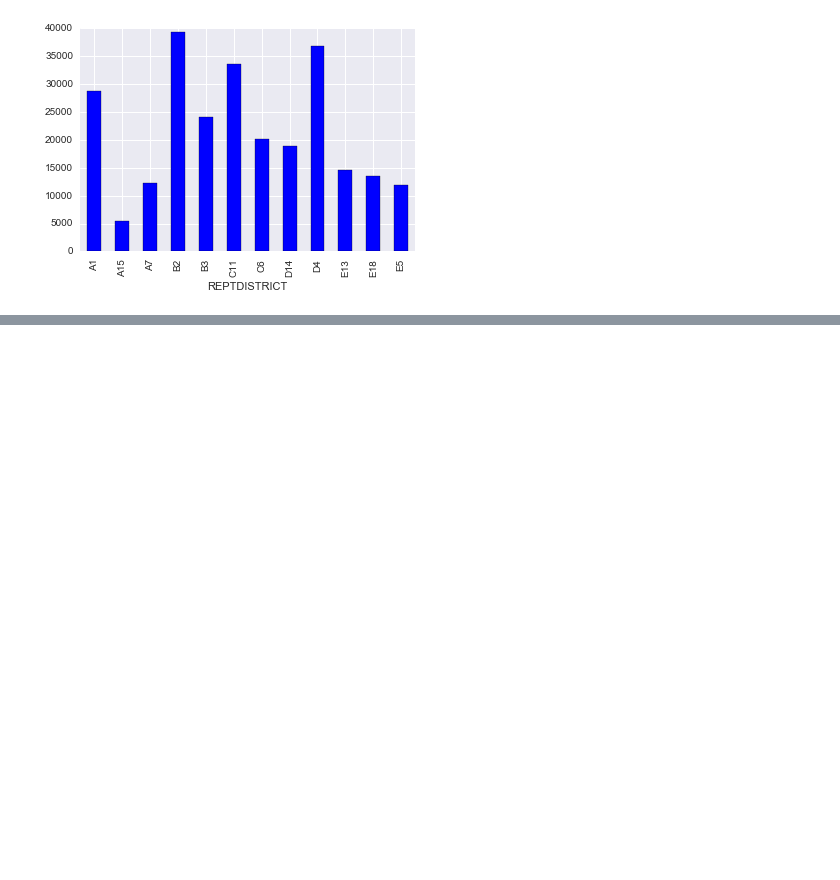
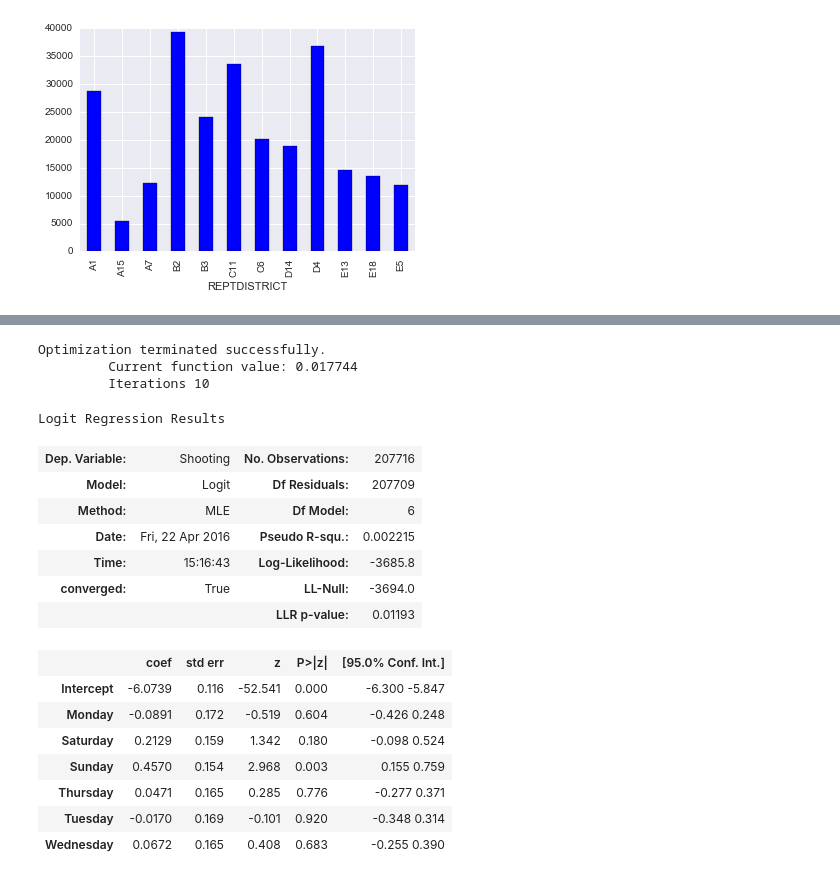
Before and after one commit to aisaacso/SafeBoss, a Jupyter notebook: crimes.ipynb, the cells around one changed output, grey strips where cells are left out. Saved outputs shown, nothing was run; the diff lists cells and outputs as text; code cells hidden in the pictures; blank space fills up the shorter version.

```diff
--- a/crimes.ipynb
+++ b/crimes.ipynb
@@ -74,0 +123,3 @@ reptd.plot(kind = 'bar', sort_columns = True)
+# %%
+#Split into training and test data
+train, test = train_test_split(crime, test_size = 0.2)
@@ -74,0 +135,28 @@ reptd.plot(kind = 'bar', sort_columns = True)
+# %%
+# Include day in model? YES
+
+model_logistic = logit(data=train, formula='Shooting ~ Monday + Saturday + Sunday + Thursday + Tuesday + Wednesday')
+result_logistic = model_logistic.fit()
+
+# This will demonstrate that p value on Sunday is high enough to justify inclusion
+#result_logistic.summary()
+# %% [output]
+Optimization terminated successfully.
+         Current function value: 0.017744
+         Iterations 10
+Logit Regression Results
+| Dep. Variable: | Shooting | No. Observations: | 207716 |
+| Model: | Logit | Df Residuals: | 207709 |
+| Method: | MLE | Df Model: | 6 |
+| Date: | Fri, 22 Apr 2016 | Pseudo R-squ.: | 0.002215 |
+| Time: | 15:16:43 | Log-Likelihood: | -3685.8 |
+| converged: | True | LL-Null: | -3694.0 |
+|  |  | LLR p-value: | 0.01193 |
+|  | coef | std err | z | P>|z| | [95.0% Conf. Int.] |
+| Intercept | -6.0739 | 0.116 | -52.541 | 0.000 | -6.300 -5.847 |
+| Monday | -0.0891 | 0.172 | -0.519 | 0.604 | -0.426 0.248 |
+| Saturday | 0.2129 | 0.159 | 1.342 | 0.180 | -0.098 0.524 |
+| Sunday | 0.4570 | 0.154 | 2.968 | 0.003 | 0.155 0.759 |
+| Thursday | 0.0471 | 0.165 | 0.285 | 0.776 | -0.277 0.371 |
+| Tuesday | -0.0170 | 0.169 | -0.101 | 0.920 | -0.348 0.314 |
+| Wednesday | 0.0672 | 0.165 | 0.408 | 0.683 | -0.255 0.390 |
```
Also changed, not shown: parts of 11 cells of this notebook.
